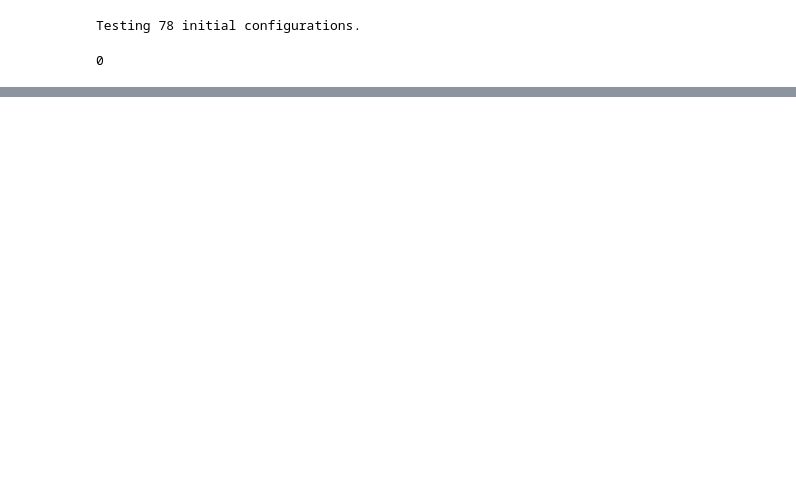
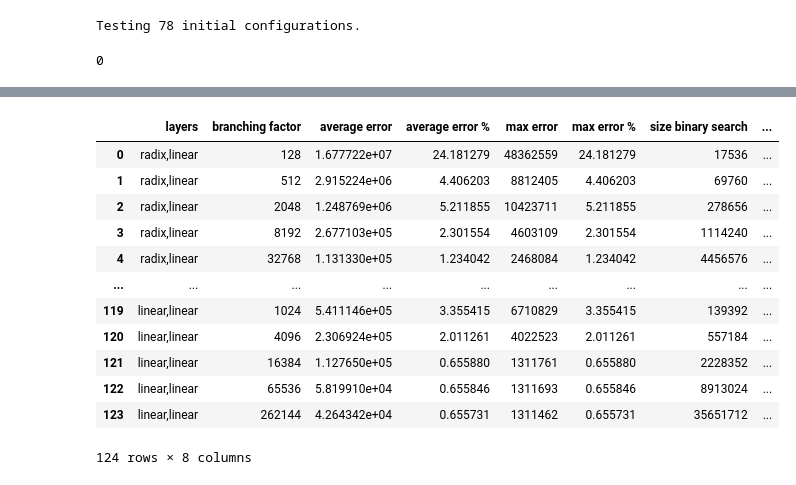
Before and after one commit to learnedsystems/RMI, a Jupyter notebook: model_probe.ipynb, the cells around one changed output, grey strips where cells are left out. Saved outputs shown, nothing was run; the diff lists cells and outputs as text; code cells hidden in the pictures; blank space fills up the shorter version.

```diff
--- a/model_probe.ipynb
+++ b/model_probe.ipynb
@@ -102,0 +196,16 @@ pareto
+# %%
+all_results
+# %% [output]
+|  | layers | branching factor | average error | average error % | max error | max error % | size binary search | ... |
+| 0 | radix,linear | 128 | 1.677722e+07 | 24.181279 | 48362559 | 24.181279 | 17536 | ... |
+| 1 | radix,linear | 512 | 2.915224e+06 | 4.406203 | 8812405 | 4.406203 | 69760 | ... |
+| 2 | radix,linear | 2048 | 1.248769e+06 | 5.211855 | 10423711 | 5.211855 | 278656 | ... |
+| 3 | radix,linear | 8192 | 2.677103e+05 | 2.301554 | 4603109 | 2.301554 | 1114240 | ... |
+| 4 | radix,linear | 32768 | 1.131330e+05 | 1.234042 | 2468084 | 1.234042 | 4456576 | ... |
+| ... | ... | ... | ... | ... | ... | ... | ... | ... |
+| 119 | linear,linear | 1024 | 5.411146e+05 | 3.355415 | 6710829 | 3.355415 | 139392 | ... |
+| 120 | linear,linear | 4096 | 2.306924e+05 | 2.011261 | 4022523 | 2.011261 | 557184 | ... |
+| 121 | linear,linear | 16384 | 1.127650e+05 | 0.655880 | 1311761 | 0.655880 | 2228352 | ... |
+| 122 | linear,linear | 65536 | 5.819910e+04 | 0.655846 | 1311693 | 0.655846 | 8913024 | ... |
+| 123 | linear,linear | 262144 | 4.264342e+04 | 0.655731 | 1311462 | 0.655731 | 35651712 | ... |
+124 rows × 8 columns
```
Also changed, not shown: parts of 8 cells of this notebook, 1 other file.
